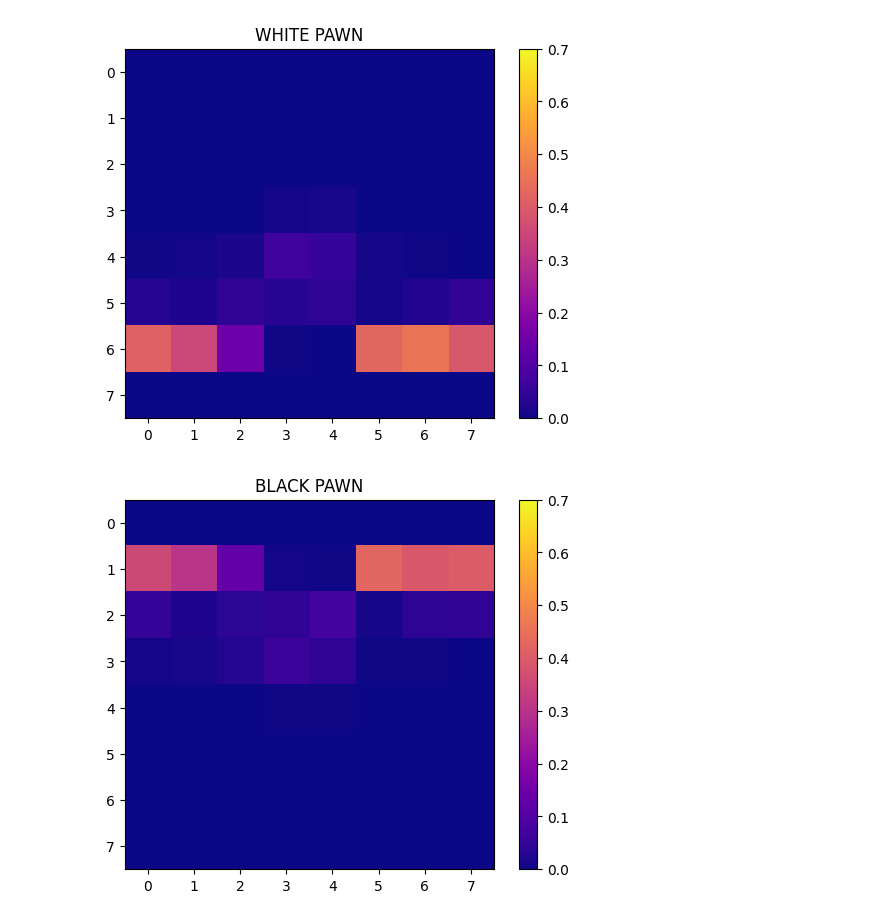
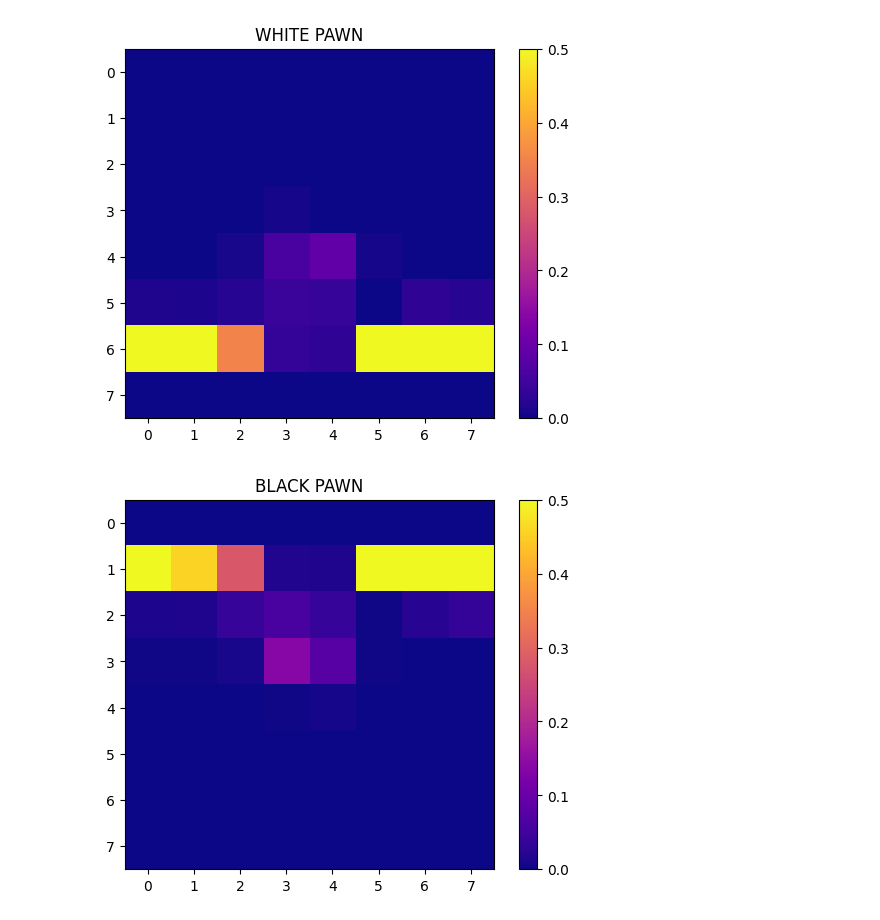
Before and after one commit to zachmccrth/SparseMate, a Jupyter notebook: test.ipynb, the cells around one changed output. Saved outputs shown, nothing was run; the diff lists cells and outputs as text; code cells hidden in the pictures.

```diff
--- a/test.ipynb
+++ b/test.ipynb
@@ -7,7 +7,7 @@ def board_intersection_metric(fen1, fen2):
     board2: chess.Board = chess.Board(fen2)
 
     if not board1.turn:
-        board1.mirror()
+        board1 = board1.mirror()
 
     if not board2.turn:
         board2 = board2.mirror()
@@ -28,7 +28,7 @@ def board_intersection(fen1, fen2):
     board2: chess.Board = chess.Board(fen2)
 
     if not board1.turn:
-        board1.mirror()
+        board1 = board1.mirror()
 
     if not board2.turn:
         board2 = board2.mirror()
@@ -49,13 +49,13 @@ def bitboard_to_bool_array(bitboard: int) -> np.ndarray:
     return flat.reshape((8, 8))[::-1]  # Flip vertically to get rank 8 at the top
 
 
-table_name = "JumpReluCoordinateTrainer02031730"
+table_name = "RUN_04012214JumpReluCoordinateTrainer"
 
 def get_db_conn():
     conn = sqlite3.connect("/home/zachary/PycharmProjects/SparseMate/SparseMate.sqlite")
     return conn
 
-query = f"""SELECT fen, sq, feature, value from {table_name} where feature = 43;"""
+query = f"""SELECT fen, sq, feature, value from {table_name} where feature = 8643;"""
 
 connection  = get_db_conn()
 
@@ -95,18 +101,18 @@ import matplotlib.pyplot as plt
 # %%
 pieces = ["PAWN", "KNIGHT", "BISHOP", "ROOK", "QUEEN", "KING"]
 
-vmax = 0.7
+vmax = 0.5
 
 for j in range(1,7):
     plt.imshow(piece_intersection_distribution[(j,True)]/i, cmap = 'plasma', vmin = 0, vmax = vmax)
     plt.title("WHITE " + pieces[j - 1])
     plt.colorbar()
     plt.show()
 
     plt.imshow(piece_intersection_distribution[(j,False)]/i, cmap = 'plasma', vmin = 0, vmax = vmax)
     plt.title("BLACK " + pieces[j - 1])
     plt.colorbar()
     plt.show()
 # %% [output]
-[figure, old version]
+[figure, new version]
-[figure, old version]
+[figure, new version]
```
Also changed, not shown: parts of 3 cells of this notebook, 3 other files.
